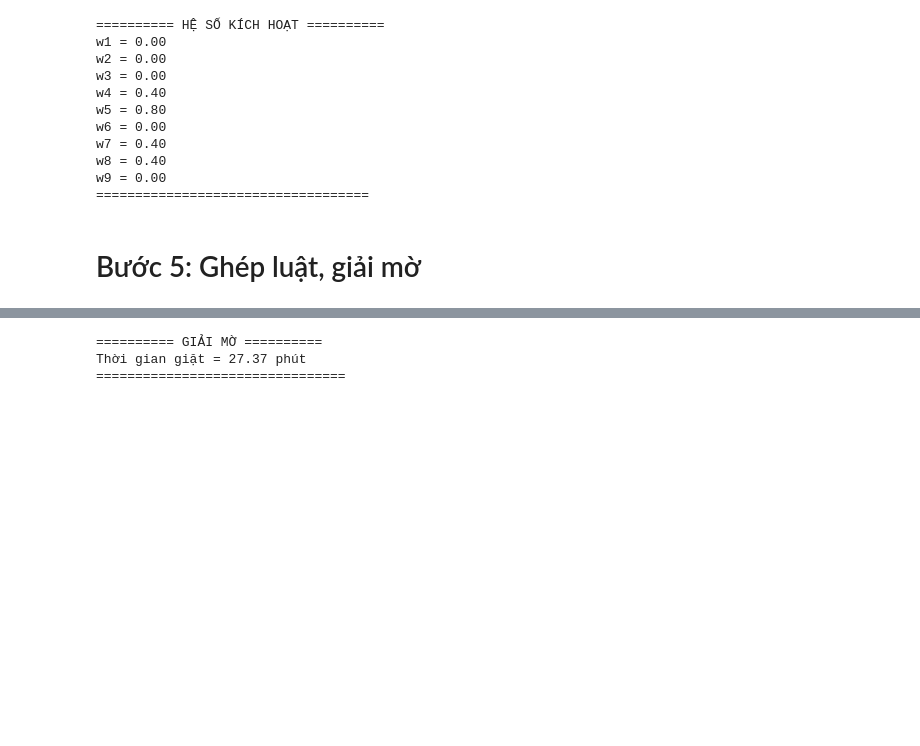
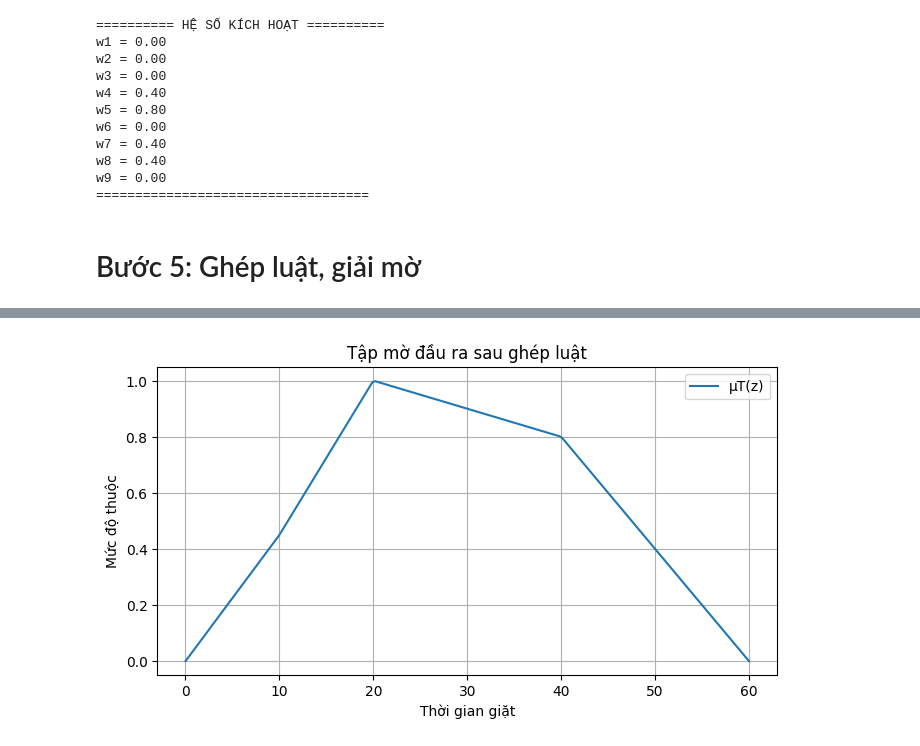
Before and after one commit to HuyLuong2002/sgu26_fuzzy_logic_app, a Jupyter notebook: Bai03/BaiTap03_Nhom3.ipynb, the cells around one changed output, grey strips where cells are left out. Drawn from its saved outputs; the diff is of its cells as text; code cells hidden in the pictures; blank space fills up the shorter version.

```diff
--- a/Bai03/BaiTap03_Nhom3.ipynb
+++ b/Bai03/BaiTap03_Nhom3.ipynb
@@ -463,15 +474,17 @@ z = 54.27 --> μT = 0.29
 ================================
-# %%
-# ==========================================
-# GIẢI MỜ - PHƯƠNG PHÁP TRỌNG TÂM
-# ==========================================
-
-z_centroid = fuzz.defuzz(z, mu_T, 'centroid')
-
-print("========== GIẢI MỜ ==========")
-print(f"Thời gian giặt = {z_centroid:.2f} phút")
-print("================================")
-# %% [output]
-========== GIẢI MỜ ==========
-Thời gian giặt = 27.37 phút
-================================
+# %%
+plt.figure(figsize=(8,4))
+
+plt.plot(z, mu_T, label='μT(z)')
+
+plt.xlabel("Thời gian giặt")
+plt.ylabel("Mức độ thuộc")
+
+plt.title("Tập mờ đầu ra sau ghép luật")
+
+plt.grid(True)
+plt.legend()
+
+plt.show()
+# %% [output]
+[figure, added]
```
Also changed, not shown: parts of 1 cell of this notebook.
